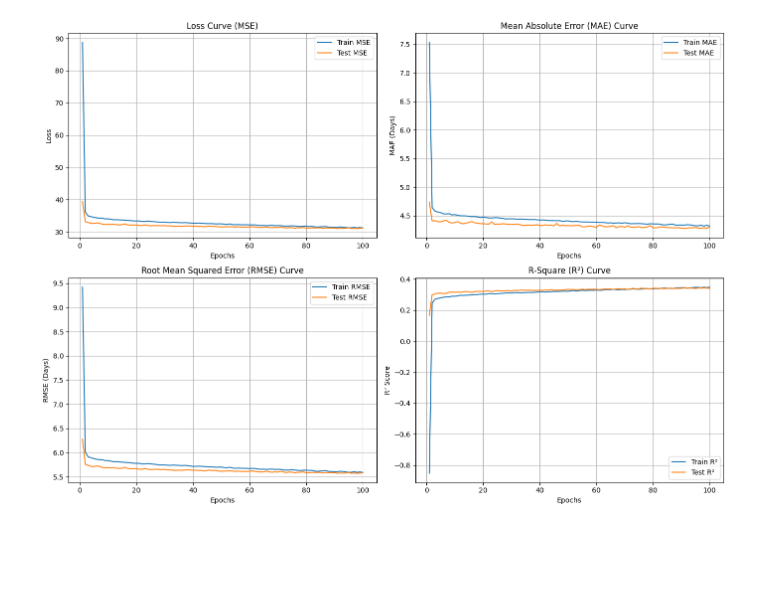
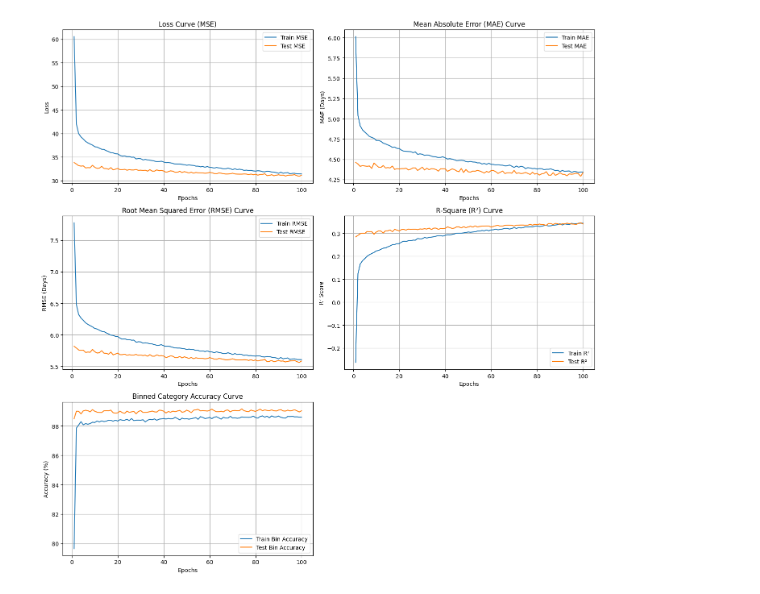
Before and after one commit to Labib1610/Olist_analysis, a Jupyter notebook: notebooks/neural_network.ipynb, the cells around one changed output. Cells and saved outputs as stored; diff of their text form; code cells hidden in the pictures; blank space fills up the shorter version.

Commit message:
Classification for nn

```diff
--- a/notebooks/neural_network.ipynb
+++ b/notebooks/neural_network.ipynb
@@ -14,7 +14,7 @@ df = pd.read_csv('../data/interim/olist_ml_processed_dataset.csv')
 
 
 # 3. Separate the features (X) and the target variable (y)
-X = df.drop(columns=['delivery_delay_days']).values.astype('float32')
+X = df.drop(columns=['delivery_delay_days',"delivery_status"]).values.astype('float32')
 y = df['delivery_delay_days'].values.astype('float32').reshape(-1, 1)
 
 # 4. Split into training and testing sets (80% train, 20% test)
@@ -24,8 +24,8 @@ X_train, X_test, y_train, y_test = train_test_split(X, y, test_size=0.2, random_
 train_dataset = TensorDataset(torch.tensor(X_train), torch.tensor(y_train))
 test_dataset = TensorDataset(torch.tensor(X_test), torch.tensor(y_test))
 
-# 6. Create DataLoaders with a batch size of 512
-batch_size = 512
+# 6. Create DataLoaders with a batch size of 256
+batch_size = 256
 train_loader = DataLoader(train_dataset, batch_size=batch_size, shuffle=True)
 test_loader = DataLoader(test_dataset, batch_size=batch_size, shuffle=False)
 
@@ -109,12 +107,17 @@ DeliveryDelayNN(
 )
 # %%
+# --- Binning Configurations ---
+bins = [-np.inf, -5, 0, 4, np.inf]
+labels = ['Very Early', 'Early', 'Late', 'Very Late']
+
 # Training Loop
 epochs = 100
 history = {
     'train_loss': [], 'test_loss': [],
     'train_mae': [], 'test_mae': [],
     'train_rmse': [], 'test_rmse': [],
-    'train_r2': [], 'test_r2': []
+    'train_r2': [], 'test_r2': [],
+    'train_bin_acc': [], 'test_bin_acc': []  # Added tracking for binned accuracy
 }
 
 for epoch in range(epochs):
@@ -139,6 +142,11 @@ for epoch in range(epochs):
     train_rmse = np.sqrt(mean_squared_error(all_train_trues, all_train_preds))
     train_r2 = r2_score(all_train_trues, all_train_preds)
 
+    # --- Training Binning Calculations ---
+    binned_train_preds = pd.cut(all_train_preds, bins=bins, labels=labels, right=True)
+    binned_train_trues = pd.cut(all_train_trues, bins=bins, labels=labels, right=True)
+    train_bin_acc = accuracy_score(binned_train_trues, binned_train_preds)
+
     model.eval()
     all_test_preds = []
     all_test_trues = []
@@ -158,6 +166,12 @@ for epoch in range(epochs):
     test_rmse = np.sqrt(mean_squared_error(all_test_trues, all_test_preds))
     test_r2 = r2_score(all_test_trues, all_test_preds)
 
+    # --- Testing Binning Calculations ---
+    binned_test_preds = pd.cut(all_test_preds, bins=bins, labels=labels, right=True)
+    binned_test_trues = pd.cut(all_test_trues, bins=bins, labels=labels, right=True)
+    test_bin_acc = accuracy_score(binned_test_trues, binned_test_preds)
+
+    # --- History Storage ---
     history['train_loss'].append(epoch_train_loss)
     history['test_loss'].append(epoch_test_loss)
     history['train_mae'].append(train_mae)
@@ -166,15 +180,15 @@ for epoch in range(epochs):
     history['test_rmse'].append(test_rmse)
     history['train_r2'].append(train_r2)
     history['test_r2'].append(test_r2)
+    history['train_bin_acc'].append(train_bin_acc)
+    history['test_bin_acc'].append(test_bin_acc)
 
     print(f"Epoch {epoch+1:02d}/{epochs} | "
           f"Train MSE: {epoch_train_loss:.4f} - Test MSE: {epoch_test_loss:.4f} | "
-          f"Train MAE: {train_mae:.4f} - Test MAE: {test_mae:.4f} | "
-          f"Train RMSE: {train_rmse:.4f} - Test RMSE: {test_rmse:.4f} | "
-          f"Train R²: {train_r2:.4f} - Test R²: {test_r2:.4f}")
+          f"Train Bin Acc: {train_bin_acc*100:.2f}% - Test Bin Acc: {test_bin_acc*100:.2f}%")
 
-# 4. Visualization
-fig, axs = plt.subplots(2, 2, figsize=(14, 10))
+# --- 4. Visualization (Updated to 3x2 Grid Layout) ---
+fig, axs = plt.subplots(3, 2, figsize=(14, 14))
 
 # MSE Loss Curve
 axs[0, 0].plot(range(1, epochs + 1), history['train_loss'], label='Train MSE')
@@ -212,6 +226,18 @@ axs[1, 1].set_ylabel('R² Score')
 axs[1, 1].legend()
 axs[1, 1].grid(True)
 
+# Binned Classification Accuracy Curve
+axs[2, 0].plot(range(1, epochs + 1), [acc * 100 for acc in history['train_bin_acc']], label='Train Bin Accuracy')
+axs[2, 0].plot(range(1, epochs + 1), [acc * 100 for acc in history['test_bin_acc']], label='Test Bin Accuracy')
+axs[2, 0].set_title('Binned Category Accuracy Curve')
+axs[2, 0].set_xlabel('Epochs')
+axs[2, 0].set_ylabel('Accuracy (%)')
+axs[2, 0].legend()
+axs[2, 0].grid(True)
+
+# Hide the empty 6th subplot (row 2, col 1) to keep the layout clean
+fig.delaxes(axs[2, 1])
+
 plt.tight_layout()
 plt.show()
 # %% [output]
@@ -235 +261 @@ Epoch 100/100 | Train MSE: 31.2246 - Test MSE: 31.1779 | Train MAE: 4.3191 - Tes
-[figure, old version]
+[figure, new version]
```
Also changed, not shown: parts of 6 cells of this notebook, 3 other files.
